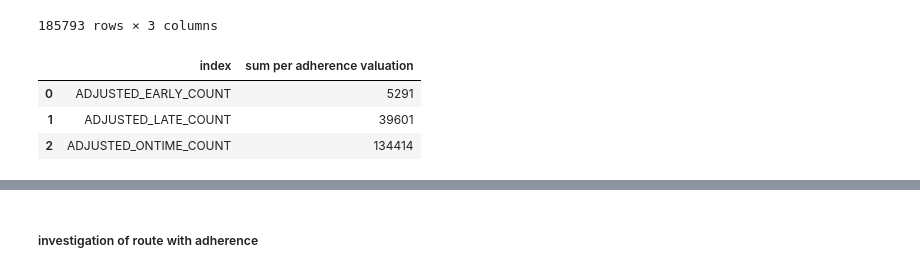
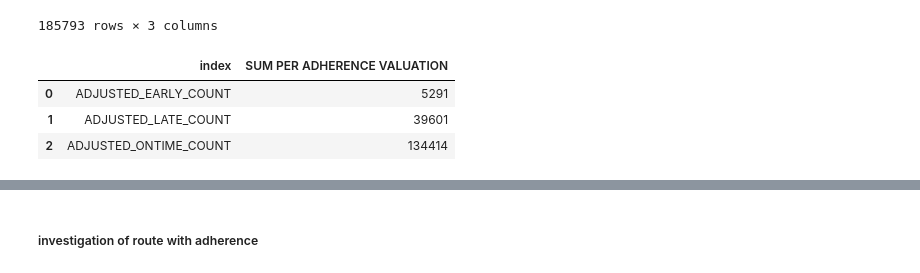
Before and after one commit to NSS-Data-Analytics-Cohort-11/wego-raiders, a Jupyter notebook: notebooks/Wego Project.ipynb, the cells around one changed output, grey strips where cells are left out. Cells and saved outputs as stored; diff of their text form; code cells hidden in the pictures.

```diff
--- a/notebooks/Wego Project.ipynb
+++ b/notebooks/Wego Project.ipynb
@@ -440,11 +444,11 @@ away_dt_adherence
 # %%
 #comparison on each adherence valuation for the away from downtown data frame
 
-away_dt_adherencedf = away_dt_adherence.sum(axis =0, skipna = True).reset_index(name='sum per adherence valuation')
+away_dt_adherencedf = away_dt_adherence.sum(axis =0, skipna = True).reset_index(name='SUM PER ADHERENCE VALUATION')
 
 away_dt_adherencedf
 # %% [output]
-|  | index | sum per adherence valuation |
+|  | index | SUM PER ADHERENCE VALUATION |
 | 0 | ADJUSTED_EARLY_COUNT | 5291 |
 | 1 | ADJUSTED_LATE_COUNT | 39601 |
 | 2 | ADJUSTED_ONTIME_COUNT | 134414 |
```
Also changed, not shown: parts of 16 cells of this notebook.
